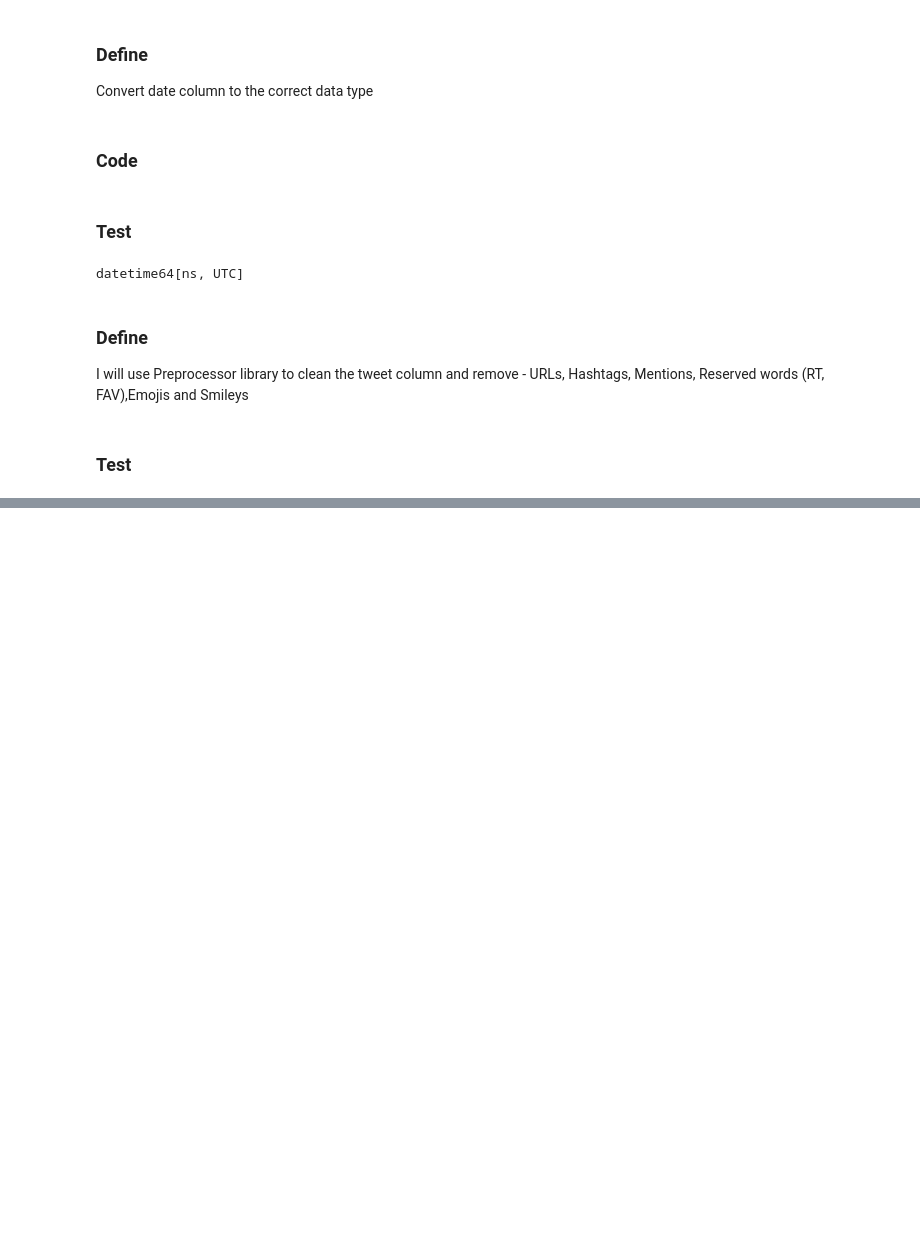
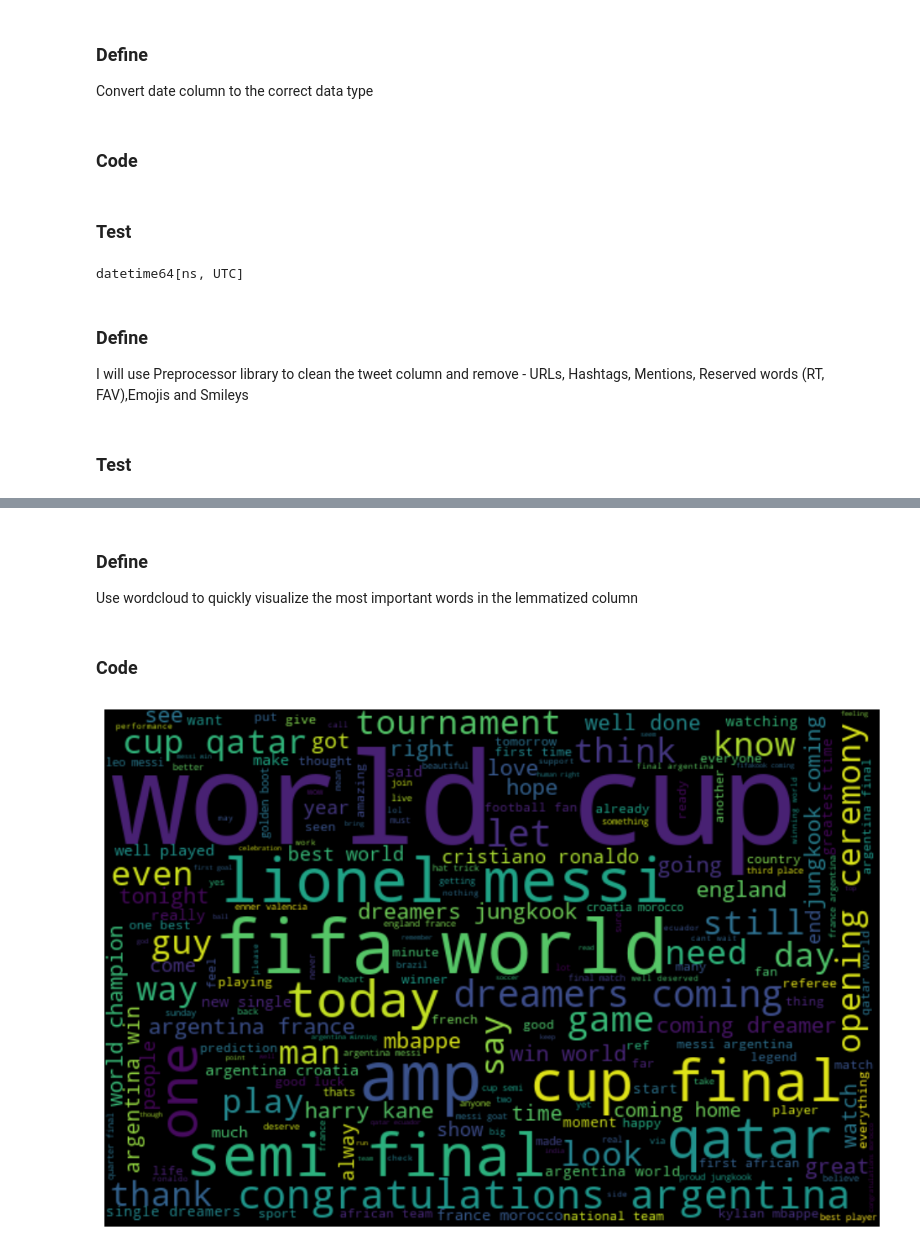
Before and after one commit to Gunjuzone/FIFA_World_Cup_2022_Sentiment_Analysis, a Jupyter notebook: 2022_Fifa_World_Cup_Sentiment_Analysis.ipynb, the cells around one changed output, grey strips where cells are left out. Cells and saved outputs as stored; diff of their text form; code cells hidden in the pictures; blank space fills up the shorter version.

Commit message:
Tokenized, lemmatized and created wordcloud

```diff
--- a/2022_Fifa_World_Cup_Sentiment_Analysis.ipynb
+++ b/2022_Fifa_World_Cup_Sentiment_Analysis.ipynb
@@ -358,0 +336,4 @@ array(['Columbus, OH', 'London, England', 'ⵜⴰⴳⵍⴷⵉⵜ ⵏ ⵍⵎⵖ
+# %%
+# Exclude stopwords with Python's list comprehensionn apply method
+
+df['tweet_token'] = df['tweet_token'].apply(lambda x: [item for item in x if item not in stopwords])
@@ -358,0 +353,2 @@ array(['Columbus, OH', 'London, England', 'ⵜⴰⴳⵍⴷⵉⵜ ⵏ ⵍⵎⵖ
+# %%
+df['tweet_string'] = df['tweet_token'].apply(lambda x: ' '.join([item for item in x if len(item)>2]))
@@ -358,0 +428,8 @@ array(['Columbus, OH', 'London, England', 'ⵜⴰⴳⵍⴷⵉⵜ ⵏ ⵍⵎⵖ
+# %%
+# Import the WordNetLemmatizer class from the nltk.stem module
+from nltk.stem import WordNetLemmatizer
+
+# Create a WordNetLemmatizer object
+wordnet_lemmatizer = WordNetLemmatizer()
+
+df['tweet_string_lemmatized'] = df['tweet_string'].apply(wordnet_lemmatizer.lemmatize)
@@ -358,0 +445,3 @@ array(['Columbus, OH', 'London, England', 'ⵜⴰⴳⵍⴷⵉⵜ ⵏ ⵍⵎⵖ
+# %% [markdown]
+### Define
+Use wordcloud to quickly visualize the most important words in the lemmatized column
@@ -358,0 +450,20 @@ array(['Columbus, OH', 'London, England', 'ⵜⴰⴳⵍⴷⵉⵜ ⵏ ⵍⵎⵖ
+# %% [markdown]
+### Code
+# %%
+# Create a single string that represents all the words in the colum 'text_string_lemmatized'
+all_words_lemmatized = ' '.join([word for word in df['tweet_string_lemmatized']])
+# %%
+# Create a WordCloud object with specified parameters
+wordcloud = WordCloud(width=600, height=400, random_state=2, max_font_size=100)
+
+# Generate the word cloud image based on the lemmatized words
+wordcloud_image = wordcloud.generate(all_words_lemmatized)
+
+# Create a new figure with specified size
+plt.figure(figsize=(12, 8))
+
+# Display the word cloud image with bilinear interpolation and remove axis
+plt.imshow(wordcloud_image, interpolation='bilinear')
+plt.axis('off');
+# %% [output]
+[figure, added]
```
Also changed, not shown: parts of 56 cells of this notebook.
